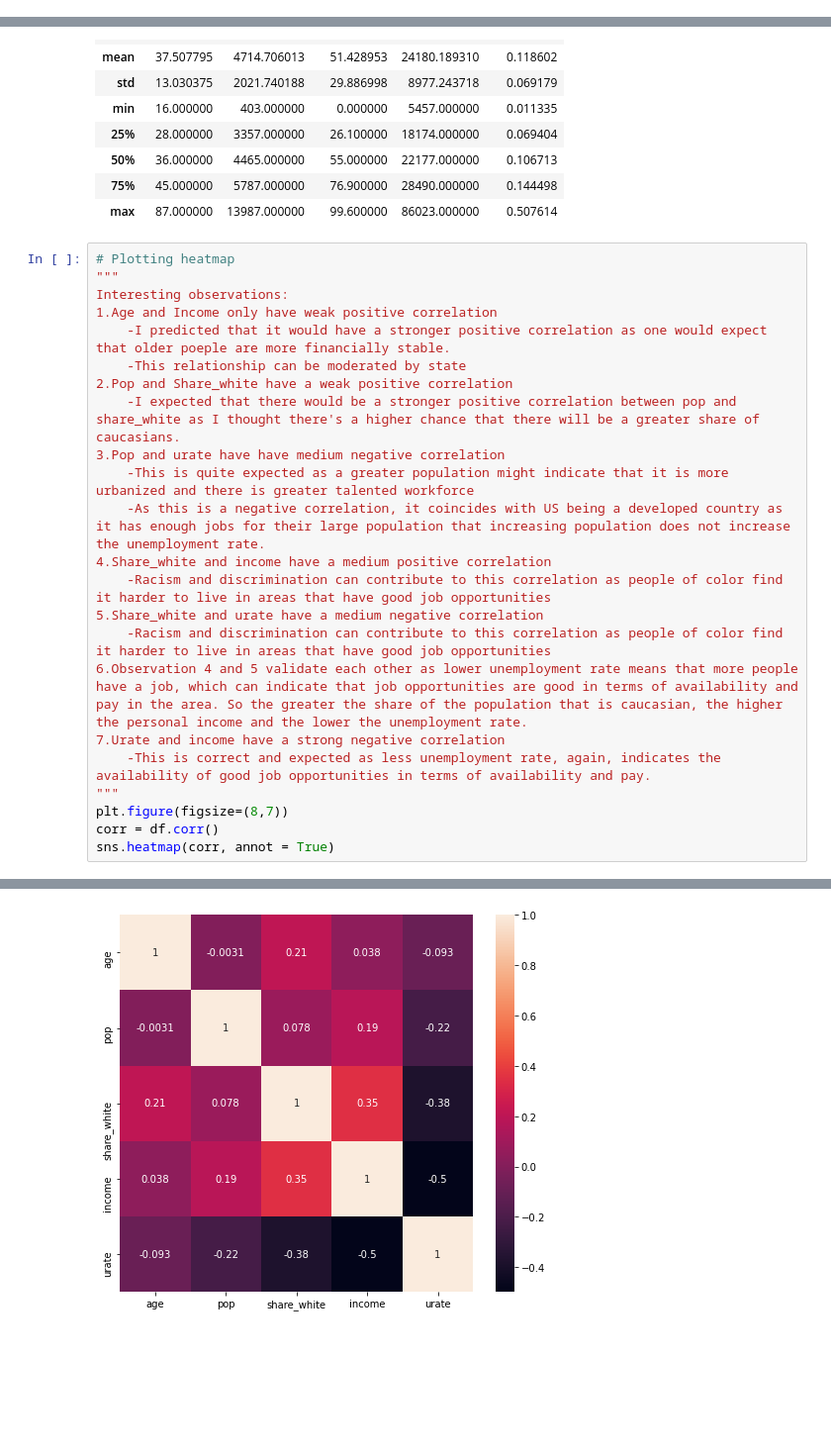
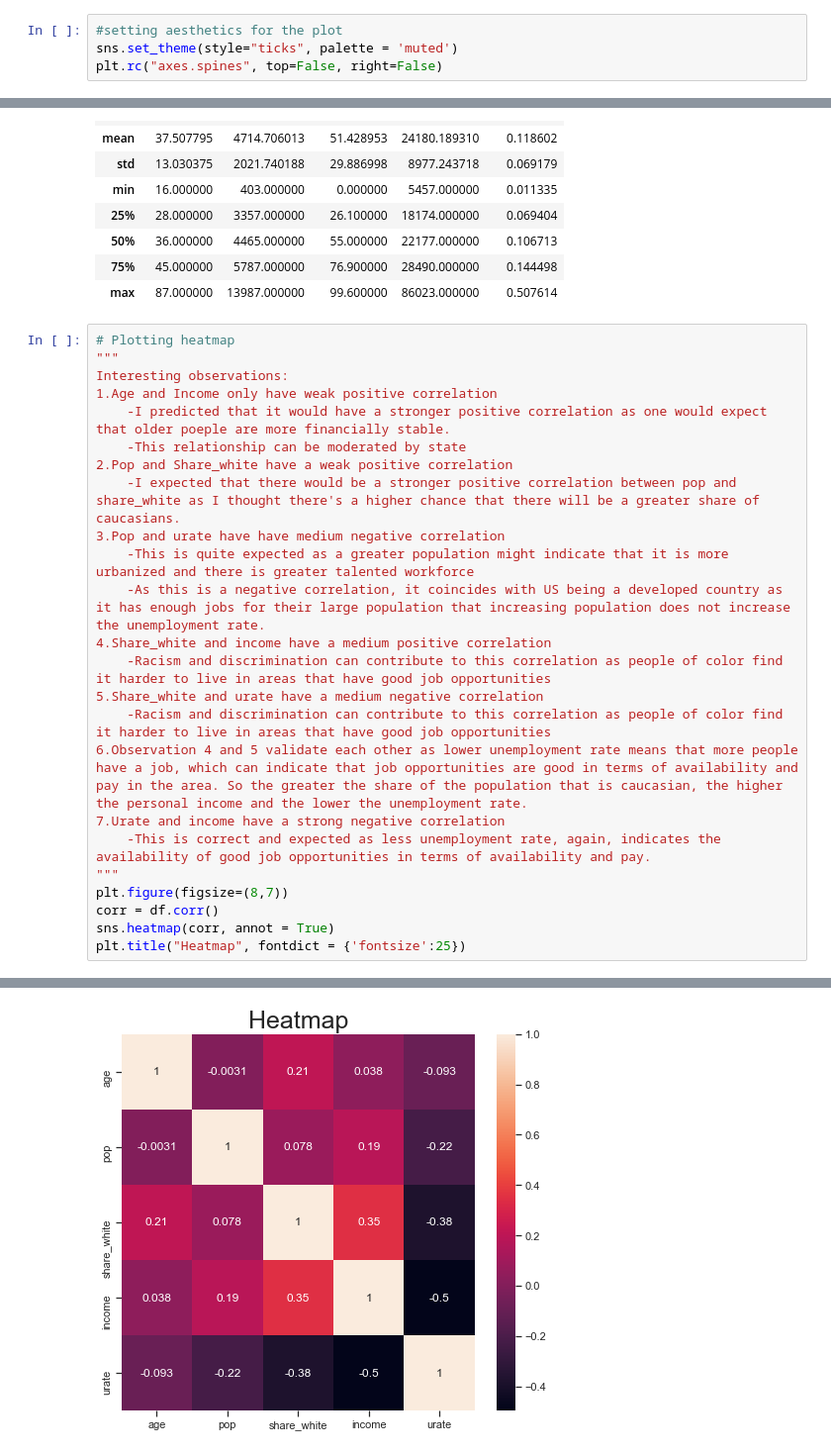
Before and after one commit to data301-2021-summer2/group30-project, a Jupyter notebook: analysis/Seravin/MS2_task_3&4.ipynb, the cells around one changed output, grey strips where cells are left out. Shown: that part at 99% size. Drawn from its saved outputs; the diff is of its cells as text; blank space fills up the shorter version.

```diff
--- a/analysis/Seravin/MS2_task_3&4.ipynb
+++ b/analysis/Seravin/MS2_task_3&4.ipynb
@@ -22,3 +22,7 @@ df.head()
+# %%
+#setting aesthetics for the plot
+sns.set_theme(style="ticks", palette = 'muted')
+plt.rc("axes.spines", top=False, right=False)
 # %%
 # My dataset have 449 rows and 16 columns
 df.shape
@@ -86,4 +106,5 @@ Interesting observations:
 plt.figure(figsize=(8,7))
 corr = df.corr()
 sns.heatmap(corr, annot = True)
+plt.title("Heatmap", fontdict = {'fontsize':25})
 # %% [output]
@@ -91,4 +112,4 @@ sns.heatmap(corr, annot = True)
-[figure, old version]
+[figure, new version]
 # %% [markdown]
 # Distribution Plot
 ## Observations:
```
Also changed, not shown: parts of 38 cells of this notebook.
